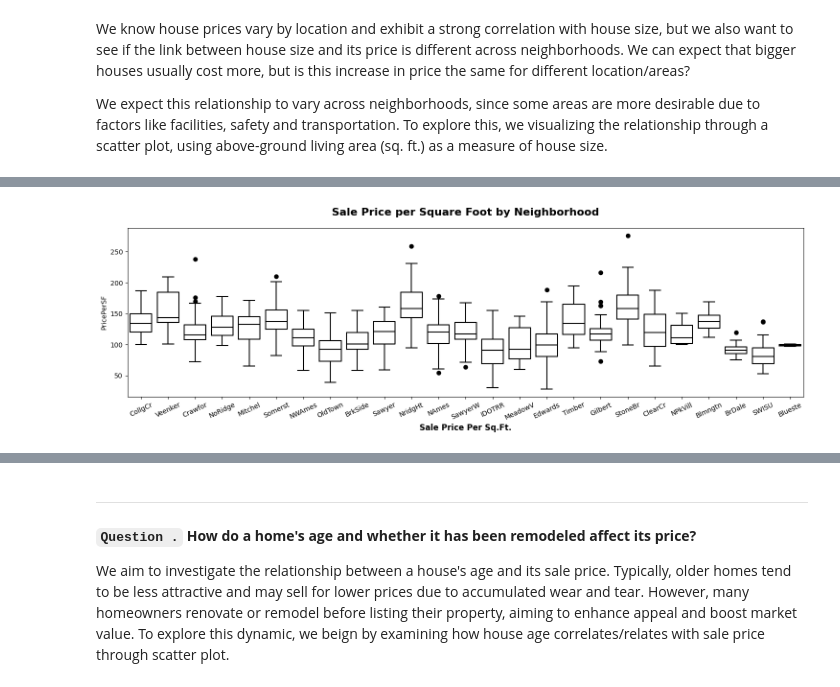
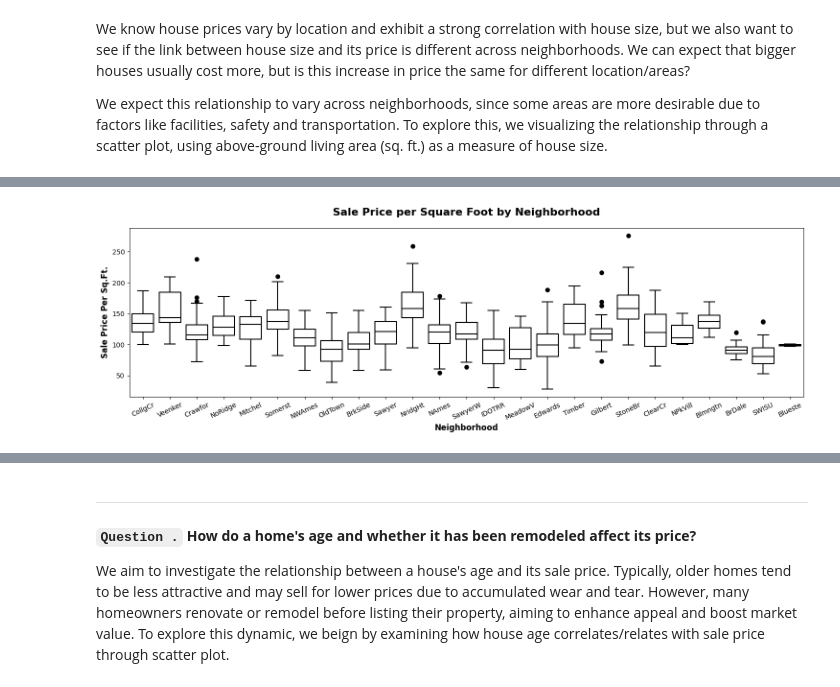
Before and after one commit to annugit1655/Real-Estate-Price-Prediction, a Jupyter notebook: Real-Estate-Price-Prediction/notebooks/EDA-house-part-1.ipynb, the cells around one changed output, grey strips where cells are left out. Drawn from its saved outputs; the diff is of its cells as text; code cells hidden in the pictures.

```diff
--- a/Real-Estate-Price-Prediction/notebooks/EDA-house-part-1.ipynb
+++ b/Real-Estate-Price-Prediction/notebooks/EDA-house-part-1.ipynb
@@ -810,18 +814,21 @@ plt.show()
 # %%
+# Computing sale price per square feet, divide the sale price of the house by its living area (in square feet).
 new_df['PricePerSF'] = new_df['SalePrice']/new_df['GrLivArea']
+
+# visualize sale price per sq ft by Neighborhood
 fig, ax = plt.subplots(figsize=(15, 5))
 sns.boxplot(
     data=new_df,
     x='Neighborhood', y='PricePerSF',
     fill=False, color='k',
     flierprops=dict(marker='o', markerfacecolor='k'),
     ax=ax)
 ax.tick_params(axis='x', rotation=25)
 ax.set_title("Sale Price per Square Foot by Neighborhood", fontsize=16, fontweight='bold', y=1.05)
 ax.set_xlabel("Neighborhood", fontsize=12, fontweight='bold')
-ax.set_xlabel("Sale Price Per Sq.Ft.", fontsize=12, fontweight='bold')
+ax.set_ylabel("Sale Price Per Sq.Ft.", fontsize=12, fontweight='bold')
 
 plt.tight_layout()
 plt.show()
 # %% [output]
-[figure, old version]
+[figure, new version]
```
Also changed, not shown: parts of 17 cells of this notebook.
